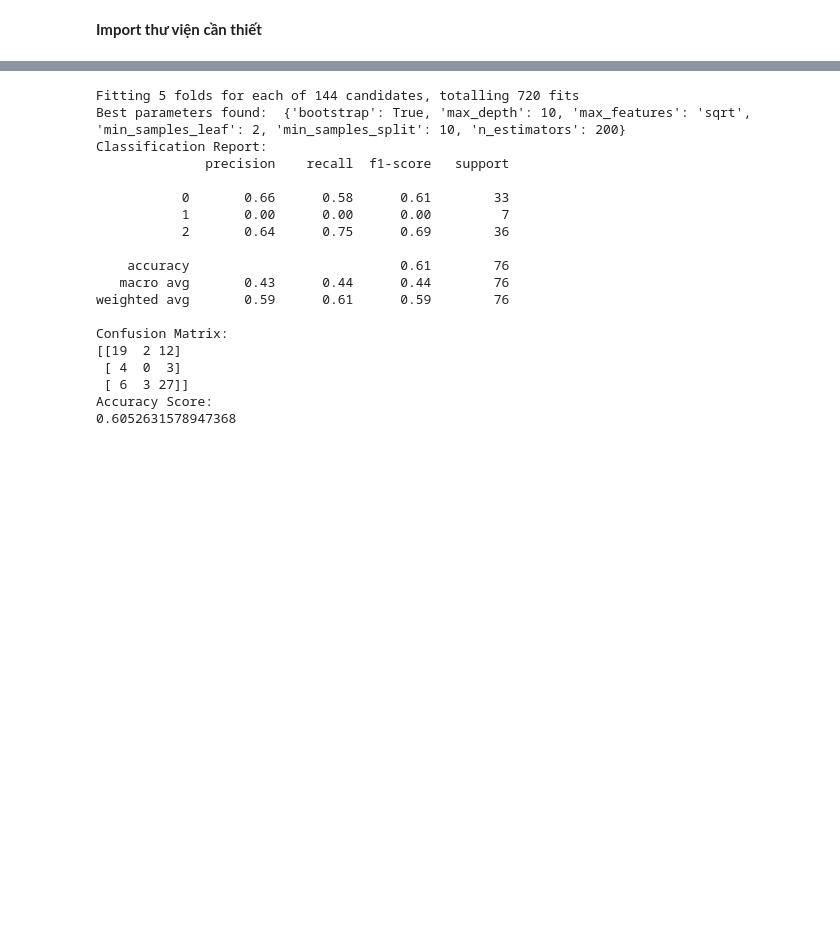
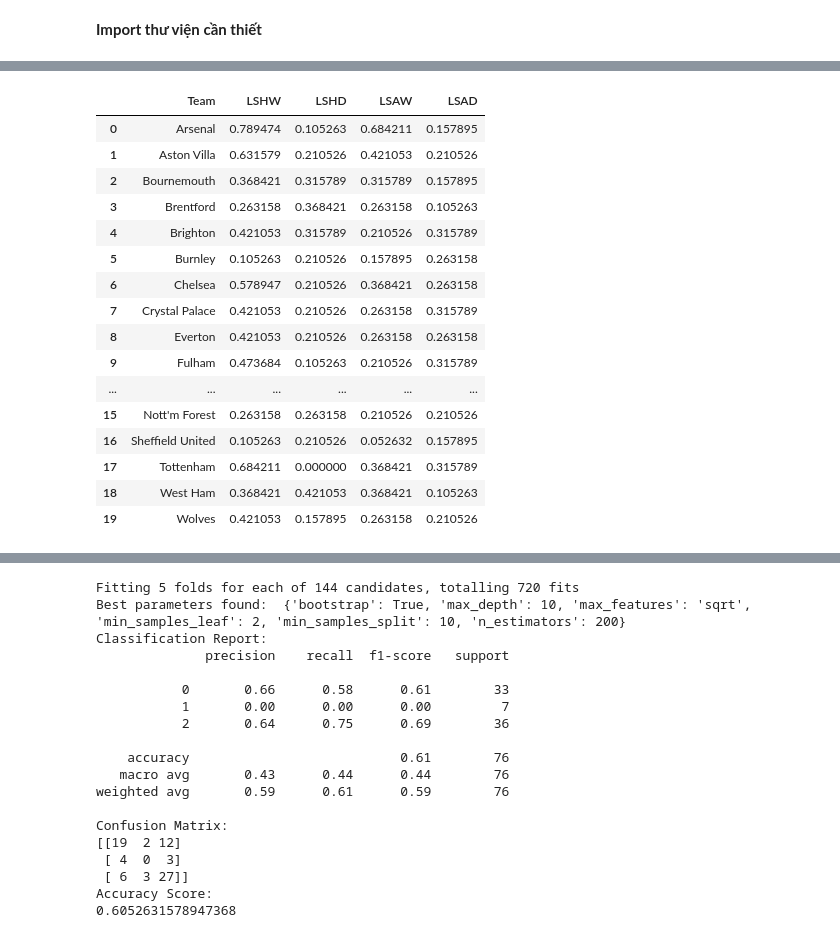
Before and after one commit to hoanghelloworld/match_football_prediction, a Jupyter notebook: all_models.ipynb, the cells around one changed output, grey strips where cells are left out. Saved outputs shown, nothing was run; the diff lists cells and outputs as text; code cells hidden in the pictures; blank space fills up the shorter version.

```diff
--- a/all_models.ipynb
+++ b/all_models.ipynb
@@ -86,16 +71,47 @@ def calculate_rolling_averages_away(df, team, n=10):
 # %%
+# Đọc file dữ liệu mùa giải trước và chuyển vào dataframe
+last_season = 'EPL23-24.csv'
+last_season = pd.read_csv(last_season)  # Đọc file CSV vào dataframe last_season
+
+# Điền giá trị 0 vào các ô bị thiếu
+last_season = last_season.fillna(0)  # Điền giá trị 0 vào các ô trống trong dataframe last_season
+
+# Tính tỷ lệ thắng trên sân nhà của mỗi đội từ cột 'FTR' (Full Time Result)
 home_win = last_season.groupby('HomeTeam')['FTR'].apply(lambda x: (x == 'H').mean())
+# Tính tỷ lệ hòa trên sân nhà của mỗi đội từ cột 'FTR'
 home_draw = last_season.groupby('HomeTeam')['FTR'].apply(lambda x: (x == 'D').mean())
+# Tính tỷ lệ thắng trên sân khách của mỗi đội từ cột 'FTR'
 away_win = last_season.groupby('AwayTeam')['FTR'].apply(lambda x: (x == 'A').mean())
+# Tính tỷ lệ hòa trên sân khách của mỗi đội từ cột 'FTR'
 away_draw = last_season.groupby('AwayTeam')['FTR'].apply(lambda x: (x == 'D').mean())
 
 # Tạo DataFrame mới từ các Series trên
 last_season_stats = pd.DataFrame({
-    'LSHW': home_win,
-    'LSHD': home_draw,
-    'LSAW': away_win,
-    'LSAD': away_draw
+    'LSHW': home_win,  # LSHW: Tỷ lệ thắng trên sân nhà mùa trước
+    'LSHD': home_draw, # LSHD: Tỷ lệ hòa trên sân nhà mùa trước
+    'LSAW': away_win,  # LSAW: Tỷ lệ thắng trên sân khách mùa trước
+    'LSAD': away_draw  # LSAD: Tỷ lệ hòa trên sân khách mùa trước
 }).reset_index()
 
 # Đổi tên cột 'index' thành 'Team' để dễ dàng merge
 last_season_stats.rename(columns={'index': 'Team'}, inplace=True)
+
+last_season_stats
+# %% [output]
+|  | Team | LSHW | LSHD | LSAW | LSAD |
+| 0 | Arsenal | 0.789474 | 0.105263 | 0.684211 | 0.157895 |
+| 1 | Aston Villa | 0.631579 | 0.210526 | 0.421053 | 0.210526 |
+| 2 | Bournemouth | 0.368421 | 0.315789 | 0.315789 | 0.157895 |
+| 3 | Brentford | 0.263158 | 0.368421 | 0.263158 | 0.105263 |
+| 4 | Brighton | 0.421053 | 0.315789 | 0.210526 | 0.315789 |
+| 5 | Burnley | 0.105263 | 0.210526 | 0.157895 | 0.263158 |
+| 6 | Chelsea | 0.578947 | 0.210526 | 0.368421 | 0.263158 |
+| 7 | Crystal Palace | 0.421053 | 0.210526 | 0.263158 | 0.315789 |
+| 8 | Everton | 0.421053 | 0.210526 | 0.263158 | 0.263158 |
+| 9 | Fulham | 0.473684 | 0.105263 | 0.210526 | 0.315789 |
+| ... | ... | ... | ... | ... | ... |
+| 15 | Nott'm Forest | 0.263158 | 0.263158 | 0.210526 | 0.210526 |
+| 16 | Sheffield United | 0.105263 | 0.210526 | 0.052632 | 0.157895 |
+| 17 | Tottenham | 0.684211 | 0.000000 | 0.368421 | 0.315789 |
+| 18 | West Ham | 0.368421 | 0.421053 | 0.368421 | 0.105263 |
+| 19 | Wolves | 0.421053 | 0.157895 | 0.263158 | 0.210526 |
```
Also changed, not shown: parts of 10 cells of this notebook, 2 other files.
